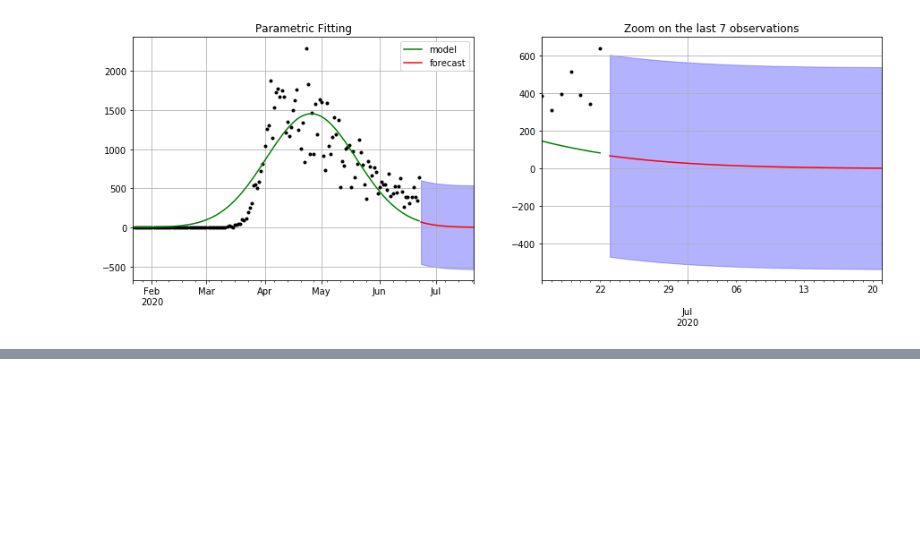
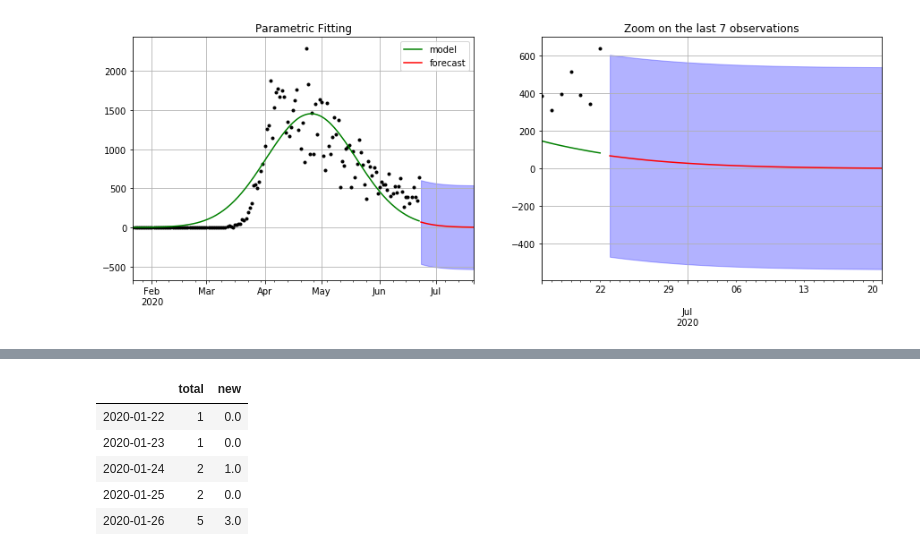
Before and after one commit to sahussain/Udacity-MLEN-CapstoneProject, a Jupyter notebook: Notebooks/TSFMs2 .ipynb, the cells around one changed output, grey strips where cells are left out. Cells and saved outputs as stored; diff of their text form; code cells hidden in the pictures; blank space fills up the shorter version.

```diff
--- a/Notebooks/TSFMs2 .ipynb
+++ b/Notebooks/TSFMs2 .ipynb
@@ -579,0 +739,9 @@ forecast Pennsylvania
+# %%
+covid_df_usa.head()
+# %% [output]
+|  | total | new |
+| 2020-01-22 | 1 | 0.0 |
+| 2020-01-23 | 1 | 0.0 |
+| 2020-01-24 | 2 | 1.0 |
+| 2020-01-25 | 2 | 0.0 |
+| 2020-01-26 | 5 | 3.0 |
```
Also changed, not shown: parts of 22 cells of this notebook, 1 other file.
